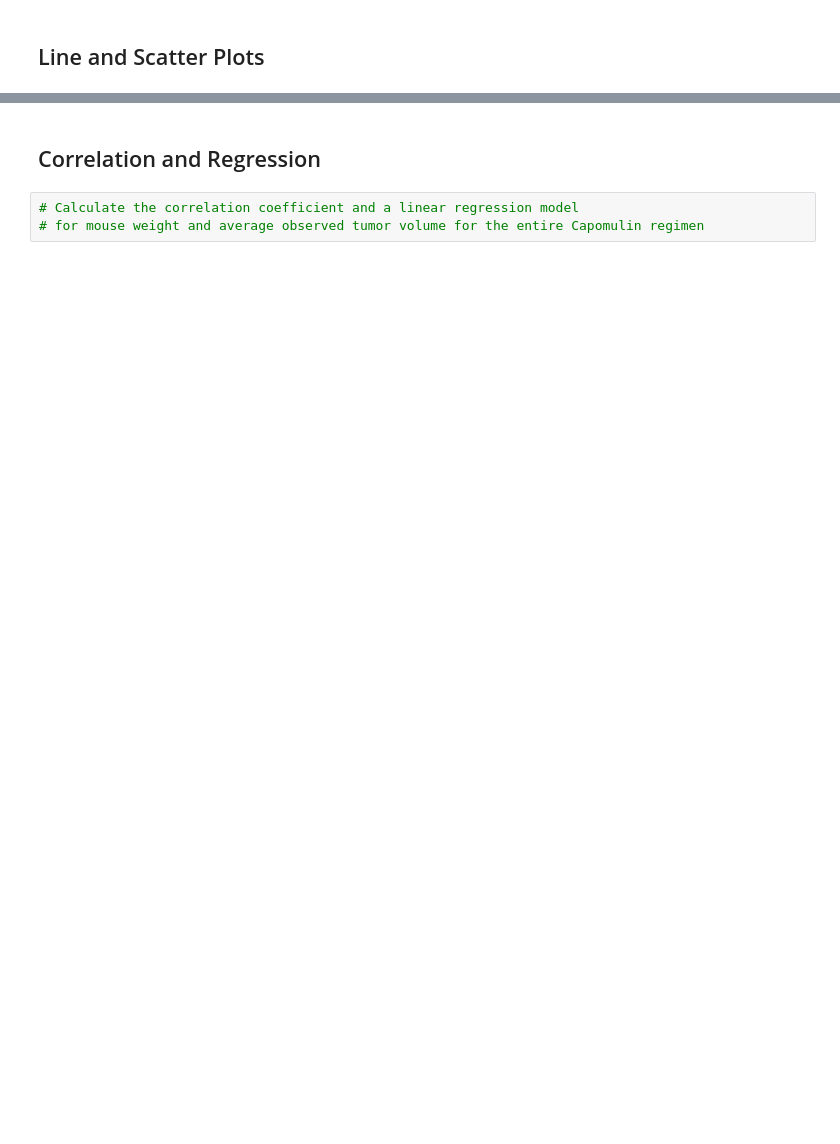
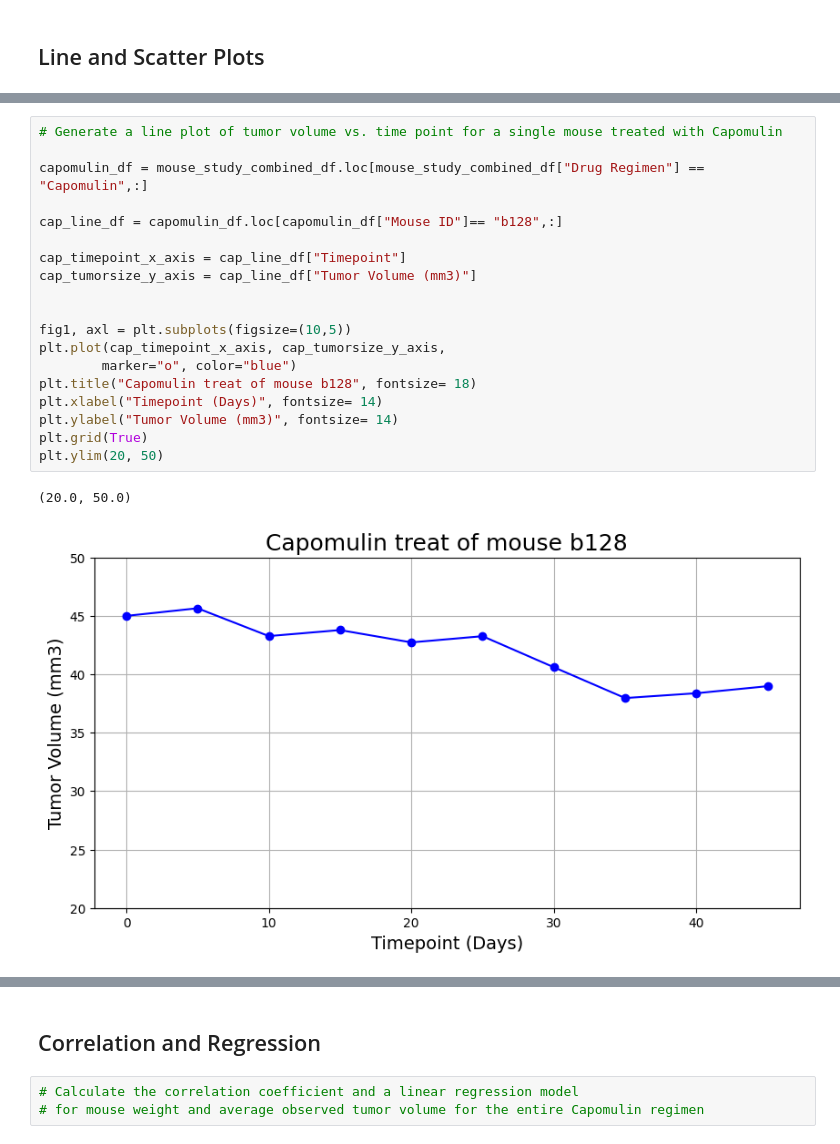
Before and after one commit to thaychansy/pymaceuticals, a Jupyter notebook: pymaceuticals.ipynb, the cells around one changed output, grey strips where cells are left out. Saved outputs shown, nothing was run; the diff lists cells and outputs as text; blank space fills up the shorter version.

```diff
--- a/pymaceuticals.ipynb
+++ b/pymaceuticals.ipynb
@@ -304,0 +289,22 @@ Ceftamin's potential outliers: Series([], Name: Tumor Volume (mm3), dtype: float
+# %%
+# Generate a line plot of tumor volume vs. time point for a single mouse treated with Capomulin
+
+capomulin_df = mouse_study_combined_df.loc[mouse_study_combined_df["Drug Regimen"] == "Capomulin",:]
+
+cap_line_df = capomulin_df.loc[capomulin_df["Mouse ID"]== "b128",:]
+
+cap_timepoint_x_axis = cap_line_df["Timepoint"]
+cap_tumorsize_y_axis = cap_line_df["Tumor Volume (mm3)"]
+
+
+fig1, axl = plt.subplots(figsize=(10,5))
+plt.plot(cap_timepoint_x_axis, cap_tumorsize_y_axis,
+        marker="o", color="blue")
+plt.title("Capomulin treat of mouse b128", fontsize= 18)
+plt.xlabel("Timepoint (Days)", fontsize= 14)
+plt.ylabel("Tumor Volume (mm3)", fontsize= 14)
+plt.grid(True)
+plt.ylim(20, 50)
+# %% [output]
+(20.0, 50.0)
+[figure, added]
```
Also changed, not shown: parts of 6 cells of this notebook, 1 other file.
